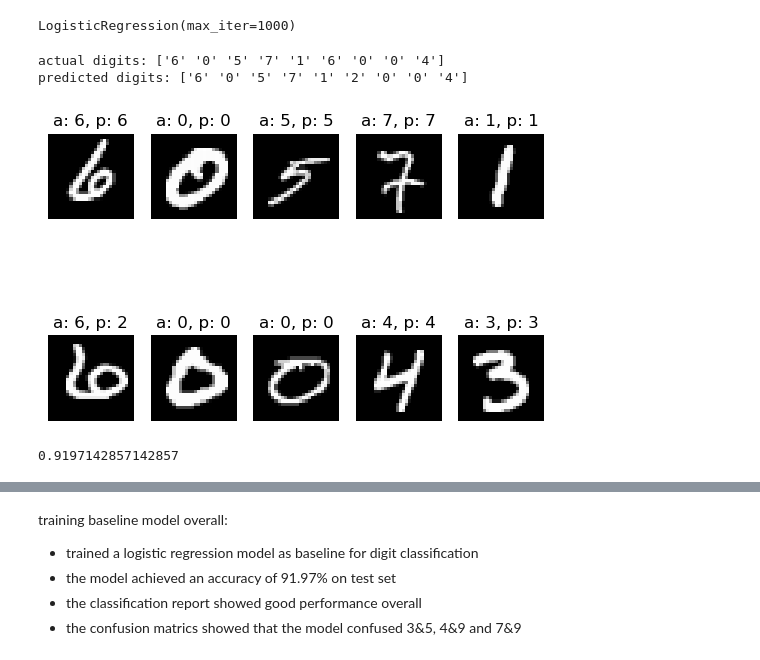
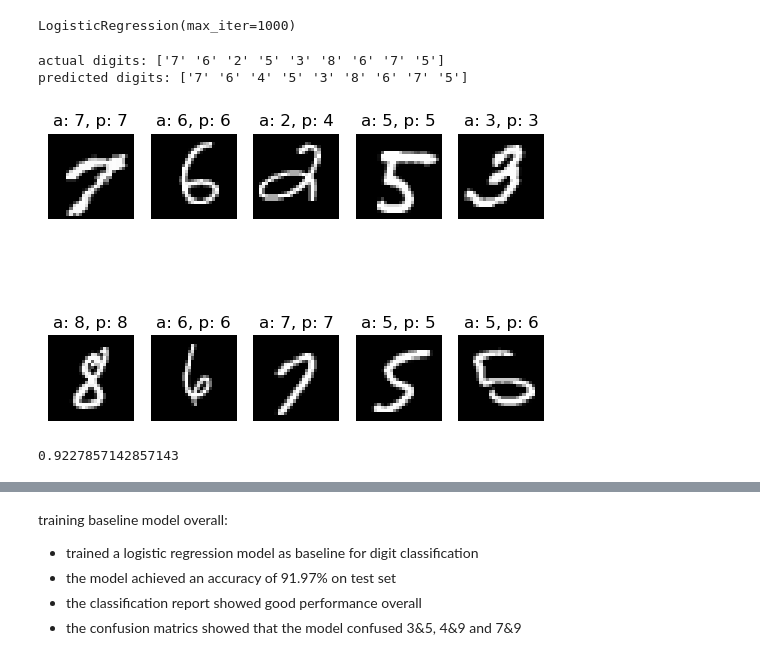
Before and after one commit to shukriaarifi/handwritten_digit_recognition, a Jupyter notebook: notebooks/mnist.ipynb, the cells around one changed output, grey strips where cells are left out. Drawn from its saved outputs; the diff is of its cells as text; code cells hidden in the pictures.

```diff
--- a/notebooks/mnist.ipynb
+++ b/notebooks/mnist.ipynb
@@ -217,25 +217,25 @@ y_pred=model.predict(x_test)
 # %%
 print(f"actual digits: {y_test[0:9]}")
-print(f"predicted digits: {y_pred[0:9]}")
+print(f"predicted digits: {y_pred1[0:9]}")
 # %% [output]
-actual digits: ['6' '0' '5' '7' '1' '6' '0' '0' '4']
-predicted digits: ['6' '0' '5' '7' '1' '2' '0' '0' '4']
+actual digits: ['7' '6' '2' '5' '3' '8' '6' '7' '5']
+predicted digits: ['7' '6' '4' '5' '3' '8' '6' '7' '5']
 # %%
 for i in range(10):
     plt.subplot(2, 5, i+1)
     plt.imshow(x_test[i].reshape(28, 28), cmap="gray")
-    plt.title(f"a: {y_test[i]}, p: {y_pred[i]}")
+    plt.title(f"a: {y_test[i]}, p: {y_pred1[i]}")
     plt.axis("off")
 
 plt.show()
 # %% [output]
-[figure, old version]
+[figure, new version]
 # %%
 from sklearn.metrics import accuracy_score
 # %%
-accuracy_score(y_test, y_pred)
+accuracy_score(y_test, y_pred1)
 # %% [output]
-0.9197142857142857
+0.9227857142857143
 # %%
 from sklearn.metrics import classification_report
 # %%
```
Also changed, not shown: parts of 16 cells of this notebook.
